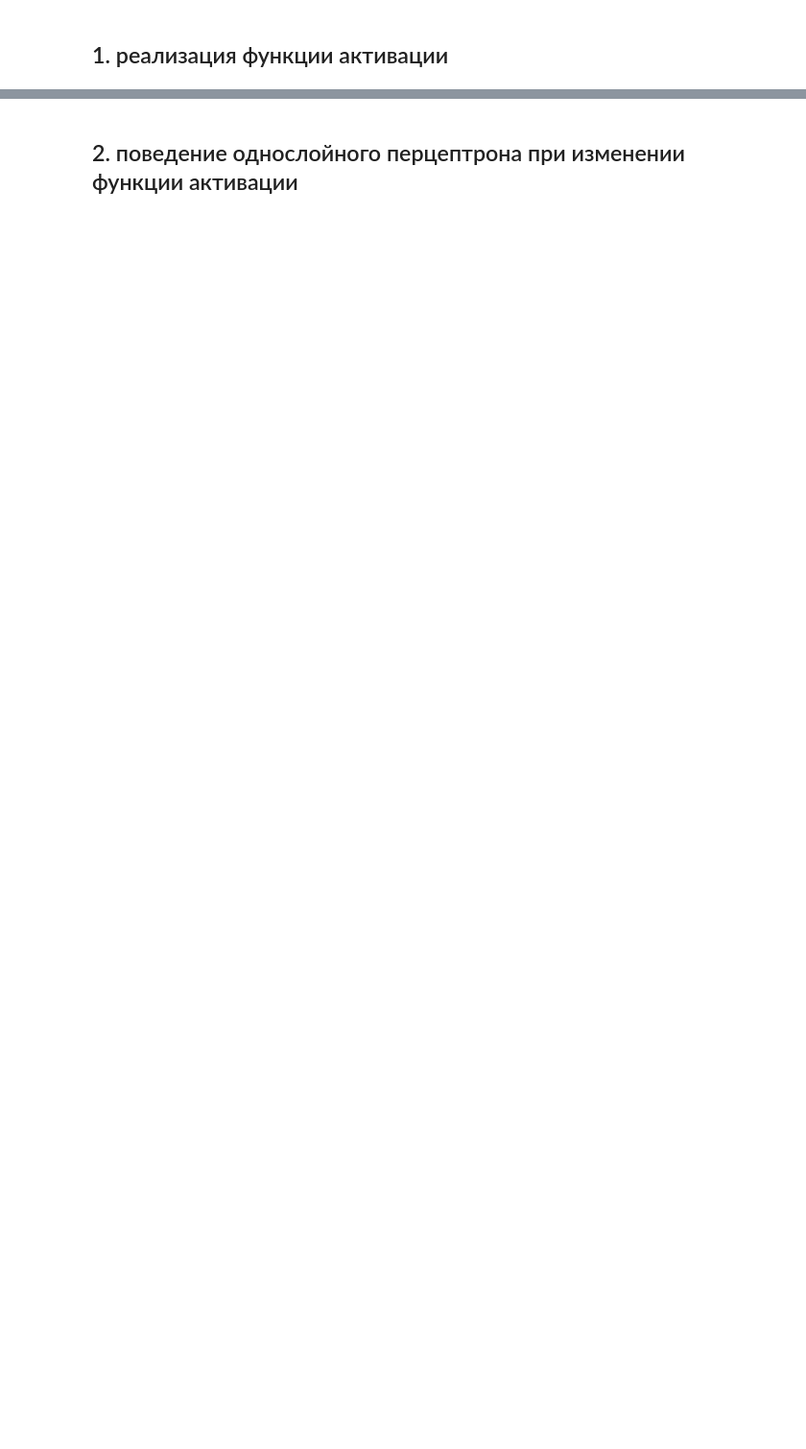
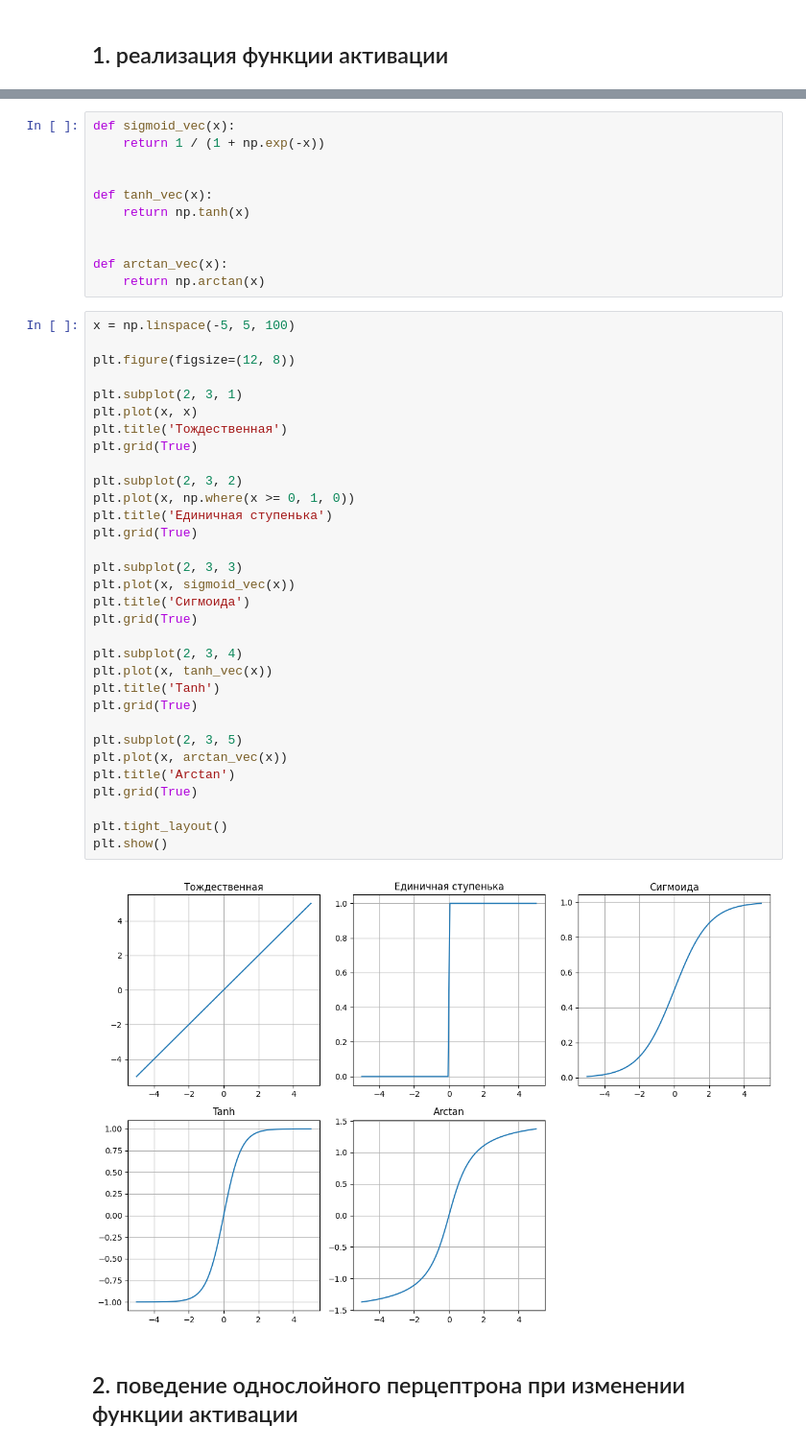
Before and after one commit to poslam/sem7-ds, a Jupyter notebook: ns/labs/2.ipynb, the cells around one changed output, grey strips where cells are left out. Shown at 96% size. Saved outputs shown, nothing was run; the diff lists cells and outputs as text; blank space fills up the shorter version.

```diff
--- a/ns/labs/2.ipynb
+++ b/ns/labs/2.ipynb
@@ -11,2 +38,47 @@ import numpy as np
+# %%
+def sigmoid_vec(x):
+    return 1 / (1 + np.exp(-x))
+
+
+def tanh_vec(x):
+    return np.tanh(x)
+
+
+def arctan_vec(x):
+    return np.arctan(x)
+# %%
+x = np.linspace(-5, 5, 100)
+
+plt.figure(figsize=(12, 8))
+
+plt.subplot(2, 3, 1)
+plt.plot(x, x)
+plt.title('Тождественная')
+plt.grid(True)
+
+plt.subplot(2, 3, 2)
+plt.plot(x, np.where(x >= 0, 1, 0))
+plt.title('Единичная ступенька')
+plt.grid(True)
+
+plt.subplot(2, 3, 3)
+plt.plot(x, sigmoid_vec(x))
+plt.title('Сигмоида')
+plt.grid(True)
+
+plt.subplot(2, 3, 4)
+plt.plot(x, tanh_vec(x))
+plt.title('Tanh')
+plt.grid(True)
+
+plt.subplot(2, 3, 5)
+plt.plot(x, arctan_vec(x))
+plt.title('Arctan')
+plt.grid(True)
+
+plt.tight_layout()
+plt.show()
+# %% [output]
+[figure, added]
 # %% [markdown]
 ## 2. поведение однослойного перцептрона при изменении функции активации
```
Also changed, not shown: parts of 15 cells of this notebook.
